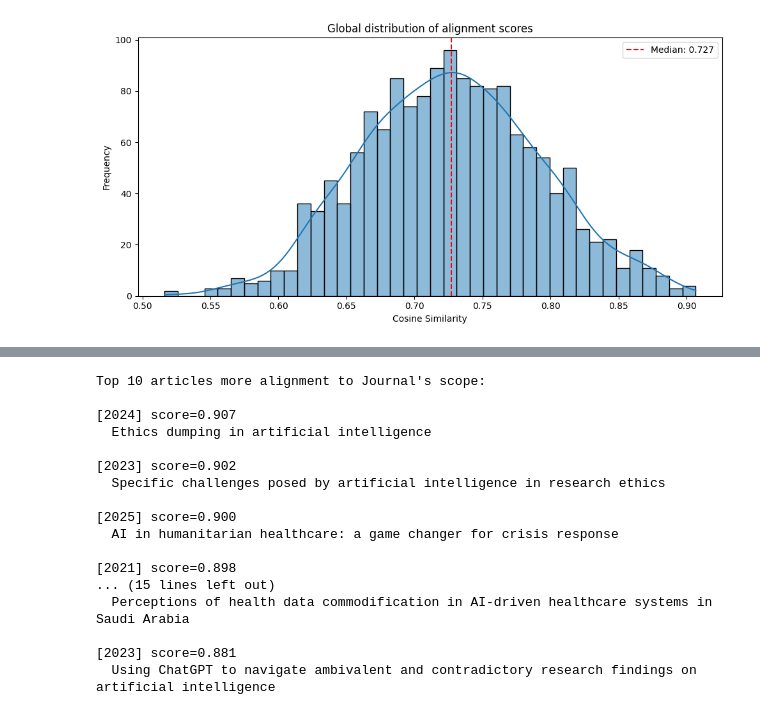
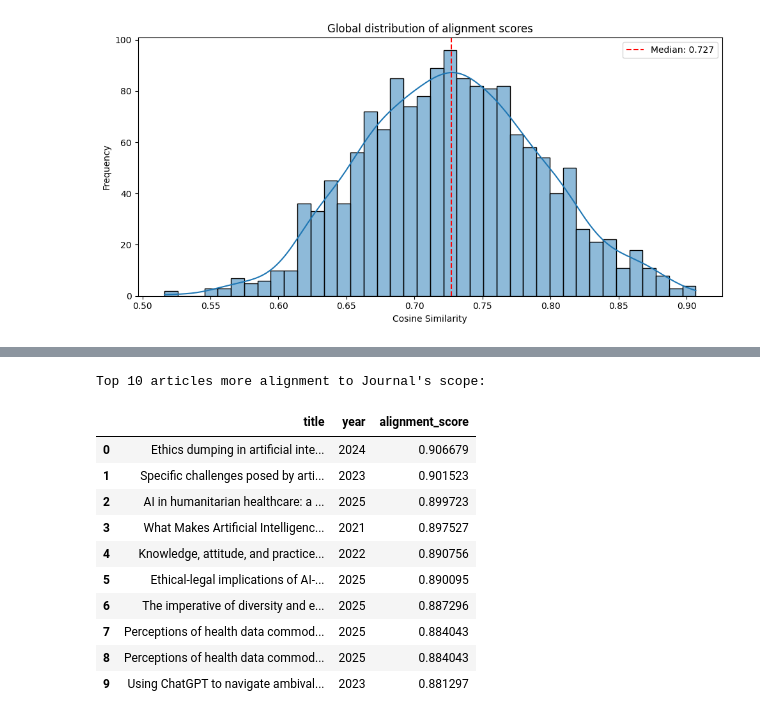
Before and after one commit to MasterCruelty/nlp-scientific-journal-analysis, a Jupyter notebook: Results.ipynb, the cells around one changed output, grey strips where cells are left out. Cells and saved outputs as stored; diff of their text form; code cells hidden in the pictures.

```diff
--- a/Results.ipynb
+++ b/Results.ipynb
@@ -115,27 +109,30 @@ Top 10 articles with worse alignment to Journal's scope:
 # %%
 #top articles score
 
 N = 10
-top = df.nlargest(N, "alignment_score")[["title", "year", "alignment_score"]]
+top = data.nlargest(N, "alignment_score")[["title", "year", "alignment_score"]]
 print(f"Top {N} articles more alignment to Journal's scope:\n")
-for _, row in top.iterrows():
-    print(f"[{row['year']}] score={row['alignment_score']:.3f}")
-    print(f"  {row['title']}\n")
+display(top
+        .style
+        .hide(axis="index")
+        .set_properties(subset=["title"],**{
+            "white-space":"nowrap",
+            "text-align": "center"
+        })
+        .set_table_styles([
+            {"selector": "th", "props": [("text-align", "center")]},
+        ])
+       )
 # %% [output]
 Top 10 articles more alignment to Journal's scope:
-
-[2024] score=0.907
-  Ethics dumping in artificial intelligence
-
-[2023] score=0.902
-  Specific challenges posed by artificial intelligence in research ethics
-
-[2025] score=0.900
-  AI in humanitarian healthcare: a game changer for crisis response
-
-[2021] score=0.898
-... (15 lines left out)
-  Perceptions of health data commodification in AI-driven healthcare systems in Saudi Arabia
-
-[2023] score=0.881
-  Using ChatGPT to navigate ambivalent and contradictory research findings on artificial intelligence
+|  | title | year | alignment_score |
+| 0 | Ethics dumping in artificial inte... | 2024 | 0.906679 |
+| 1 | Specific challenges posed by arti... | 2023 | 0.901523 |
+| 2 | AI in humanitarian healthcare: a ... | 2025 | 0.899723 |
+| 3 | What Makes Artificial Intelligenc... | 2021 | 0.897527 |
+| 4 | Knowledge, attitude, and practice... | 2022 | 0.890756 |
+| 5 | Ethical-legal implications of AI-... | 2025 | 0.890095 |
+| 6 | The imperative of diversity and e... | 2025 | 0.887296 |
+| 7 | Perceptions of health data commod... | 2025 | 0.884043 |
+| 8 | Perceptions of health data commod... | 2025 | 0.884043 |
+| 9 | Using ChatGPT to navigate ambival... | 2023 | 0.881297 |
```
Also changed, not shown: parts of 6 cells of this notebook.
